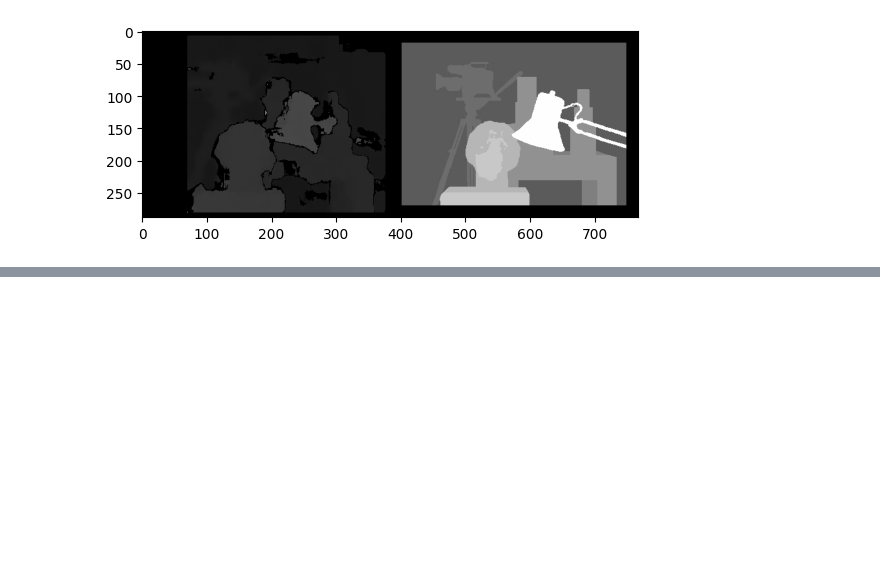
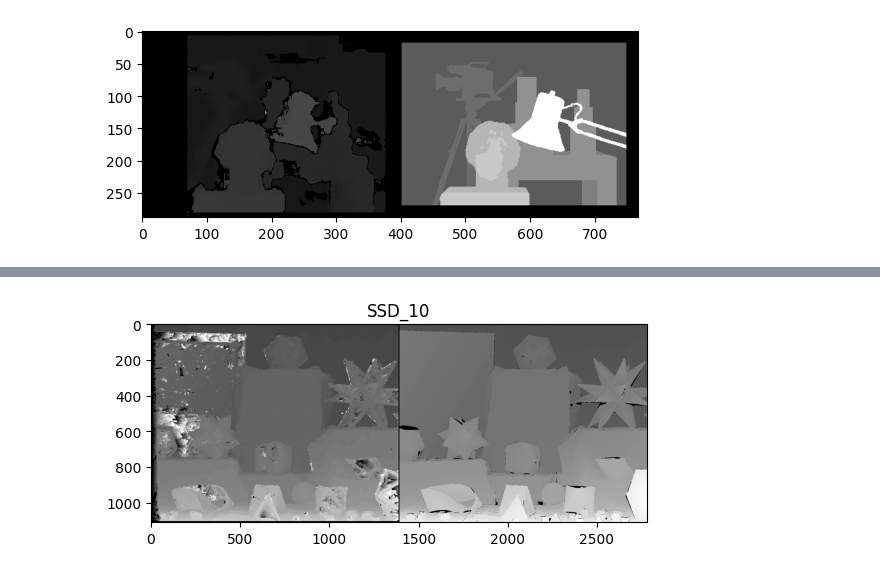
Before and after one commit to wgsxm/Computer-Vision-2023-fall-PKU, a Jupyter notebook: Problem_Set_4/main copy.ipynb, the cells around one changed output, grey strips where cells are left out. Cells and saved outputs as stored; diff of their text form; code cells hidden in the pictures; blank space fills up the shorter version.

```diff
--- a/Problem_Set_4/main copy.ipynb
+++ b/Problem_Set_4/main copy.ipynb
@@ -9,13 +9,15 @@ def normalize_disparity_map(disparity_map):
     # disparity should be larger than zero
     return np.maximum(disparity_map, 0.0) / disparity_map.max()
 
-def visualize_disparity_map(disparity_map, gt_map):
+def visualize_disparity_map(disparity_map, gt_map, m, i):
     # Normalize disparity map
     disparity_map = normalize_disparity_map(disparity_map)
     gt_map = normalize_disparity_map(gt_map)
     # Visualize
     concat_map = np.concatenate([disparity_map, gt_map], axis=1)
     plt.imshow(concat_map, 'gray')
+    plt.title(m+'_'+str(2*i))
+    plt.savefig('./result2/'+m+'/'+m+'_'+str(2*i)+'.png',bbox_inches='tight')
     plt.show()
 # %%
 # Read images
@@ -136,0 +129,6 @@ visualize_pointcloud(moebius_image1, moebius_disparity_cv2)
+# %%
+moebius_disparity = compute_disparity_map_simple(moebius_image1_gray, moebius_image2_gray, 5, (0, 64), 'SSD')
+# %%
+visualize_disparity_map(moebius_disparity, moebius_gt, 'SSD', 5)
+# %% [output]
+[figure, added]
```
Also changed, not shown: parts of 5 cells of this notebook, 10 other files.
